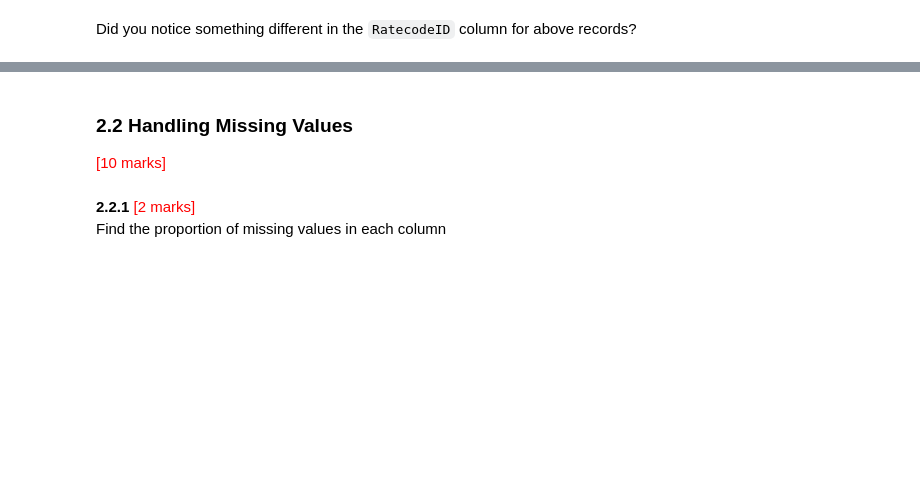
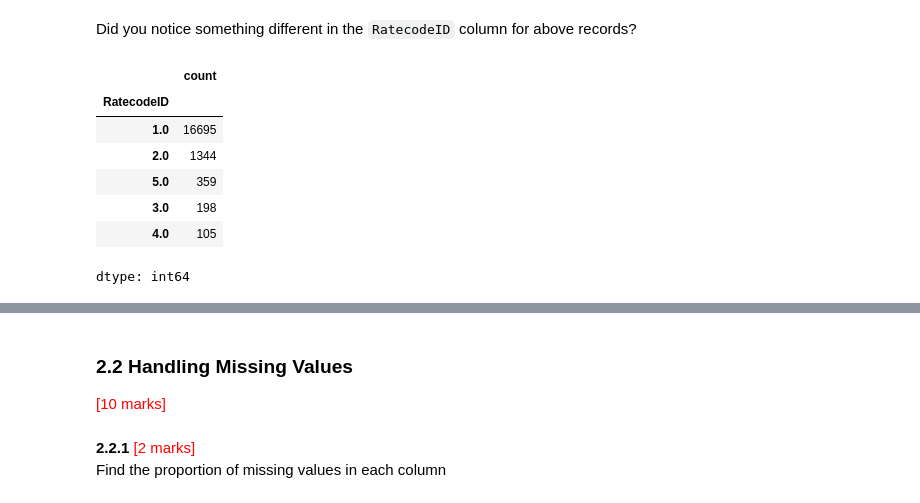
Before and after one commit to Nitinda97/EDA-on-NYC-Taxi, a Jupyter notebook: EDA_Assg_NYC_Taxi_Nitin_Khare.ipynb, the cells around one changed output, grey strips where cells are left out. Cells and saved outputs as stored; diff of their text form; code cells hidden in the pictures; blank space fills up the shorter version.

```diff
--- a/EDA_Assg_NYC_Taxi_Nitin_Khare.ipynb
+++ b/EDA_Assg_NYC_Taxi_Nitin_Khare.ipynb
@@ -272,3 +367,14 @@ Fix columns with negative (monetary) values
 Did you notice something different in the `RatecodeID` column for above records?
 # %%
 # Analyse RatecodeID for the negative fare amounts
+
+df[df['fare_amount'] < 0]['RatecodeID'].value_counts()
+# %% [output]
+|  | count |
+| RatecodeID |  |
+| 1.0 | 16695 |
+| 2.0 | 1344 |
+| 5.0 | 359 |
+| 3.0 | 198 |
+| 4.0 | 105 |
+dtype: int64
```
Also changed, not shown: parts of 24 cells of this notebook.
